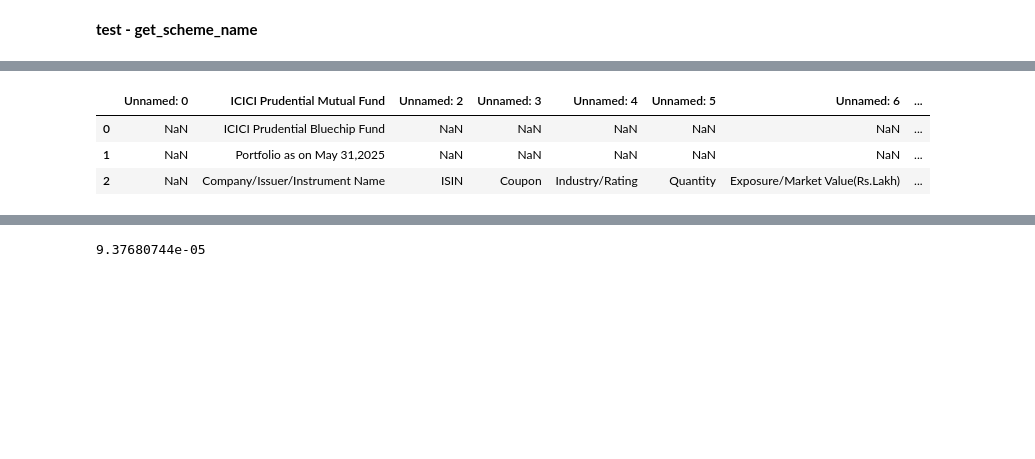
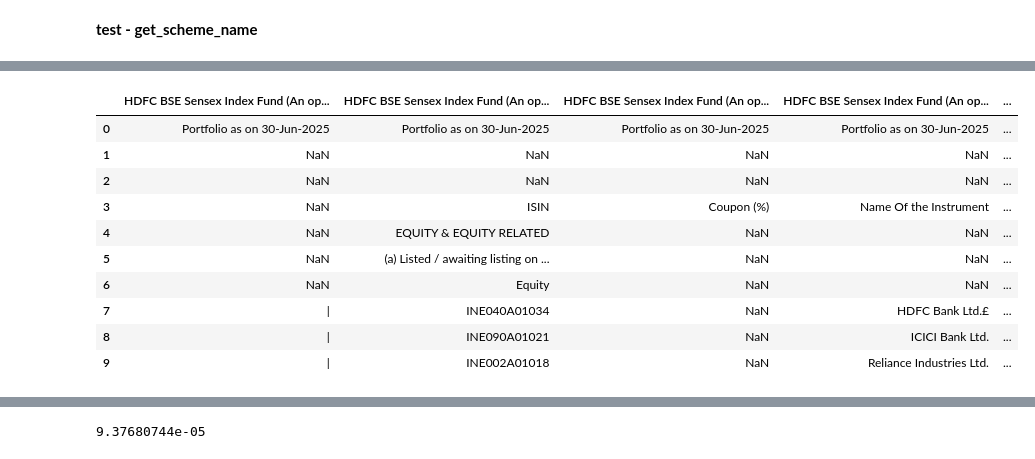
Before and after one commit to vaibhaVishwakarma/AssetManagmentCompanyParser, a Jupyter notebook: test.ipynb, the cells around one changed output, grey strips where cells are left out. Saved outputs shown, nothing was run; the diff lists cells and outputs as text; code cells hidden in the pictures; blank space fills up the shorter version.

```diff
--- a/test.ipynb
+++ b/test.ipynb
@@ -30,7 +30,8 @@ def read_excel_file(file_path):
 **test - get_scheme_name**
 # %%
 import os
-path = r"data\\data\\ICICI Prudential Mutual Fund"
+path = r"C:\Users\vaibh\Documents\IPYNB_notebooks\Devmani Traders @ work\AssetManagmentCompanyParser\data\HDFC Mutual Fund"
+"C:\Users\vaibh\Documents\IPYNB_notebooks\Devmani Traders @ work\AssetManagmentCompanyParser\data\HDFC Mutual Fund\Monthly HDFC Credit Risk Debt Fund - 30 June 2025.xlsx"
 tables = os.listdir(path)
 # %%
 all_sheets = []
@@ -51,8 +66,15 @@ df_raw
 # %%
-df = all_sheets[8]
-df.head(3)
+df = all_sheets[10]
+df.head(10)
 # %% [output]
-|  | Unnamed: 0 | ICICI Prudential Mutual Fund | Unnamed: 2 | Unnamed: 3 | Unnamed: 4 | Unnamed: 5 | Unnamed: 6 | ... |
-| 0 | NaN | ICICI Prudential Bluechip Fund | NaN | NaN | NaN | NaN | NaN | ... |
-| 1 | NaN | Portfolio as on May 31,2025 | NaN | NaN | NaN | NaN | NaN | ... |
-| 2 | NaN | Company/Issuer/Instrument Name | ISIN | Coupon | Industry/Rating | Quantity | Exposure/Market Value(Rs.Lakh) | ... |
+|  | HDFC BSE Sensex Index Fund (An op... | HDFC BSE Sensex Index Fund (An op... | HDFC BSE Sensex Index Fund (An op... | HDFC BSE Sensex Index Fund (An op... | ... |
+| 0 | Portfolio as on 30-Jun-2025 | Portfolio as on 30-Jun-2025 | Portfolio as on 30-Jun-2025 | Portfolio as on 30-Jun-2025 | ... |
+| 1 | NaN | NaN | NaN | NaN | ... |
+| 2 | NaN | NaN | NaN | NaN | ... |
+| 3 | NaN | ISIN | Coupon (%) | Name Of the Instrument | ... |
+| 4 | NaN | EQUITY & EQUITY RELATED | NaN | NaN | ... |
+| 5 | NaN | (a) Listed / awaiting listing on ... | NaN | NaN | ... |
+| 6 | NaN | Equity | NaN | NaN | ... |
+| 7 | | | INE040A01034 | NaN | HDFC Bank Ltd.£ | ... |
+| 8 | | | INE090A01021 | NaN | ICICI Bank Ltd. | ... |
+| 9 | | | INE002A01018 | NaN | Reliance Industries Ltd. | ... |
```
Also changed, not shown: parts of 3 cells of this notebook, 15 other files.
